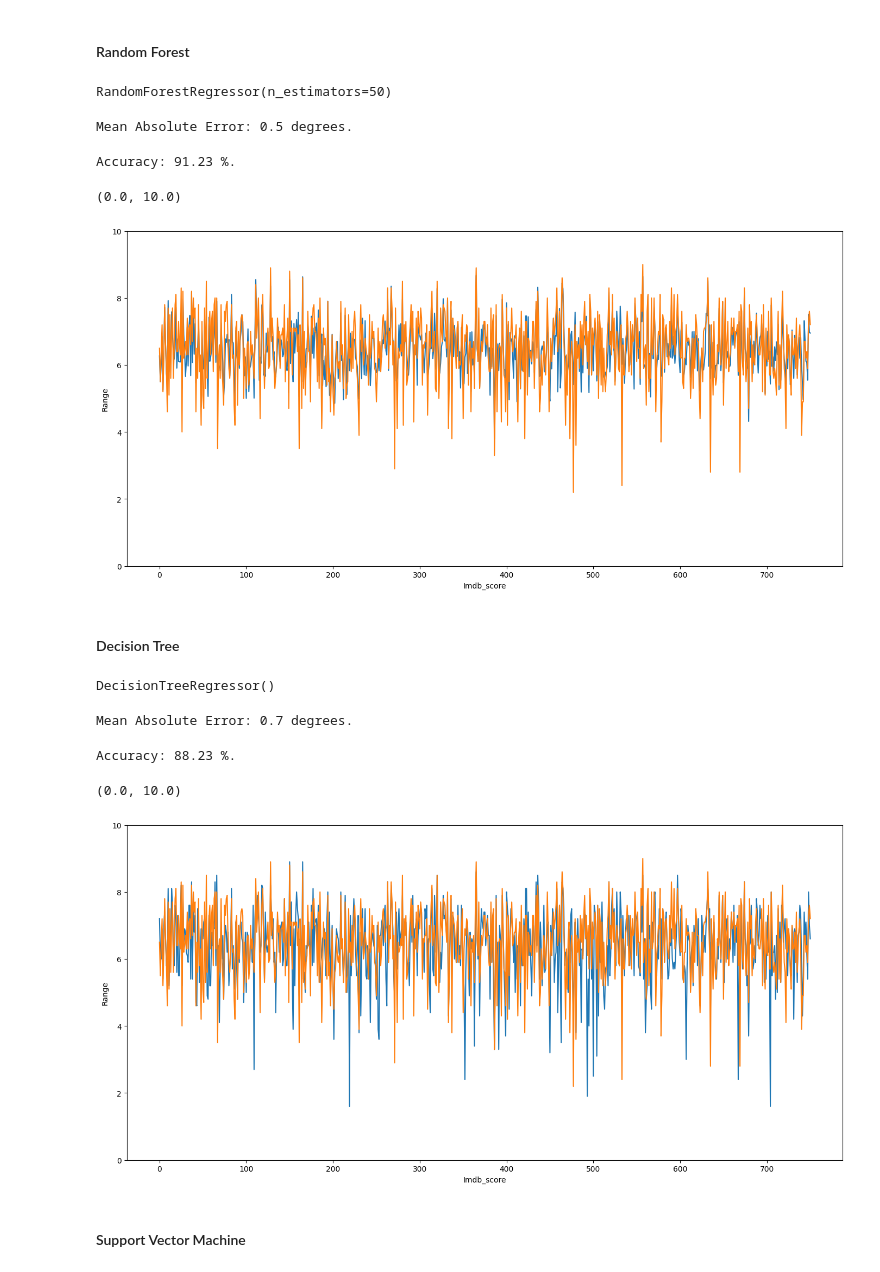
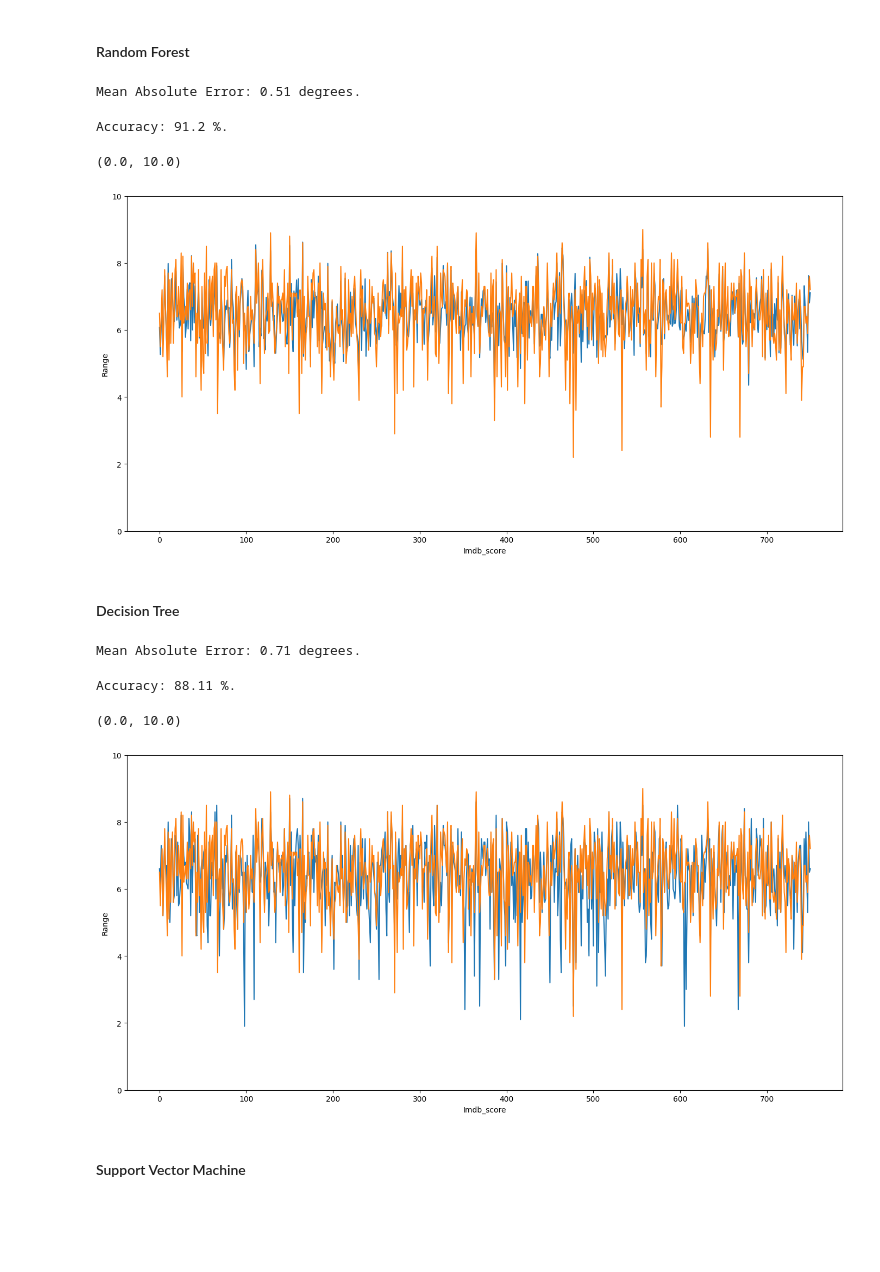
Before and after one commit to manasibhagwat21/Movie-prediction-IMDB, a Jupyter notebook: movie-prediction.ipynb, the cells around one changed output. Drawn from its saved outputs; the diff is of its cells as text; code cells hidden in the pictures; blank space fills up the shorter version.

```diff
--- a/movie-prediction.ipynb
+++ b/movie-prediction.ipynb
@@ -200,4 +175,0 @@ randregrssor=RandomForestRegressor(n_estimators=50)
-# %%
-randregrssor.fit(X_train,Y_trian)
-# %% [output]
-RandomForestRegressor(n_estimators=50)
@@ -208,15 +176,21 @@ errors = abs(predictions - Y_test)
+# %%
+rf=RandomForestRegressor(n_estimators=50)
+rf.fit(X_train,Y_trian)
+predictions = rf.predict(X_test)
+errors = abs(predictions - Y_test)
 # %%
 print('Mean Absolute Error:', round(np.mean(errors), 2), 'degrees.')
 # %% [output]
-Mean Absolute Error: 0.5 degrees.
+Mean Absolute Error: 0.51 degrees.
 # %%
-# Calculate mean absolute percentage error (MAPE)
+# Calculate mean absolute percentage error
 mape = 100 * (errors / Y_test)
-# Calculate and display accuracy
+
+# Calculate accuracy
 accuracy = 100 - np.mean(mape)
 print('Accuracy:', round(accuracy, 2), '%.')
 # %% [output]
-Accuracy: 91.23 %.
+Accuracy: 91.2 %.
 # %%
 plt.figure(figsize=(17,8))
 plt.plot(predictions)
@@ -226,6 +200,6 @@ plt.ylabel("Range")
 plt.ylim(0, 10)
 # %% [output]
 (0.0, 10.0)
-[figure, old version]
+[figure, new version]
 # %% [markdown]
 #### Decision Tree
@@ -234,4 +205,0 @@ dr=DecisionTreeRegressor()
-# %%
-dr.fit(X_train,Y_trian)
-# %% [output]
-DecisionTreeRegressor()
@@ -242,24 +206,29 @@ errors = abs(predictions - Y_test)
+# %%
+dt=DecisionTreeRegressor()
+dt.fit(X_train,Y_trian)
+pred = dt.predict(X_test)
+errors = abs(pred - Y_test)
 # %%
 print('Mean Absolute Error:', round(np.mean(errors), 2), 'degrees.')
 # %% [output]
-Mean Absolute Error: 0.7 degrees.
+Mean Absolute Error: 0.71 degrees.
 # %%
 # Calculate mean absolute percentage error (MAPE)
 mape = 100 * (errors / Y_test)
-# Calculate and display accuracy
+# Calculate accuracy
 accuracy = 100 - np.mean(mape)
 print('Accuracy:', round(accuracy, 2), '%.')
 # %% [output]
-Accuracy: 88.23 %.
+Accuracy: 88.11 %.
 # %%
 plt.figure(figsize=(17,8))
-plt.plot(predictions)
+plt.plot(pred)
 plt.plot(Y_test)
 plt.xlabel("Imdb_score")
 plt.ylabel("Range")
 plt.ylim(0, 10)
 # %% [output]
 (0.0, 10.0)
-[figure, old version]
+[figure, new version]
 # %% [markdown]
 #### Support Vector Machine
```
Also changed, not shown: parts of 40 cells of this notebook.
